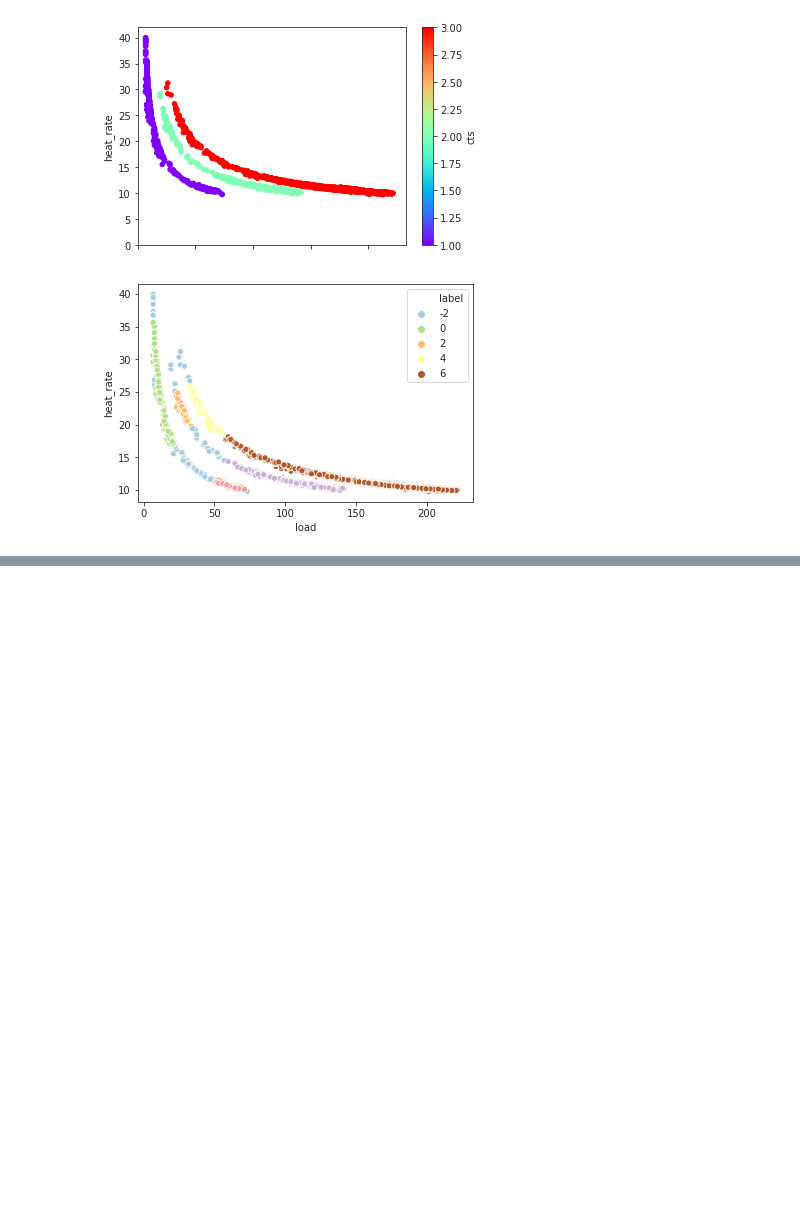
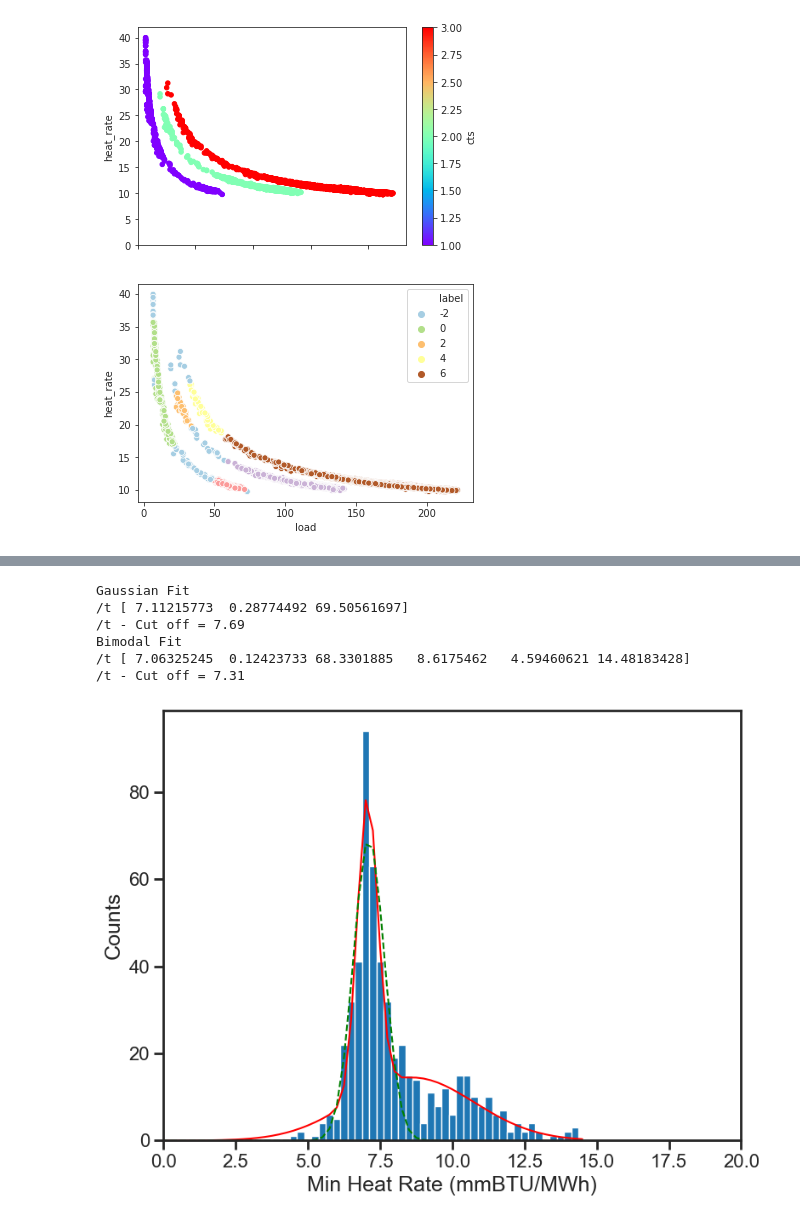
Before and after one commit to NREL/NaTGenPD, a Jupyter notebook: notebooks/CEMS Heat Rate Dev.ipynb, the cells around one changed output, grey strips where cells are left out. Cells and saved outputs as stored; diff of their text form; code cells hidden in the pictures; blank space fills up the shorter version.

```diff
--- a/notebooks/CEMS Heat Rate Dev.ipynb
+++ b/notebooks/CEMS Heat Rate Dev.ipynb
@@ -293,0 +431,77 @@ plt.show()
+# %%
+from scipy.optimize import curve_fit
+
+def gauss(x, mu, sigma, A):
+    return A * np.exp(-(x - mu)**2 / (2 * sigma))
+
+def bimodal(x, mu1, sigma1, A1, mu2, sigma2, A2):
+    return gauss(x, mu1, sigma1, A1) + gauss(x, mu2, sigma2, A2)
+
+
+cc_fits = hr_fits['CC (NG)']
+cc_fits['cc_id'] = cc_fits['unit_id'].str.split('-').str[0]
+cc_fits = cc_fits.set_index('cc_id')
+cc_min_hr = cc_fits.apply(npd.filter.FitFilter.get_hr_min, axis=1).dropna().to_frame().reset_index()
+min_hr = cc_min_hr.groupby('cc_id').min().values
+bad_min_hr = min_hr[min_hr < 10]
+
+
+bin_s = 0.25
+# Extract histogram values for bins of size bin_s
+bins = np.arange(round_to(bad_min_hr.min(), bin_s) - bin_s/2,
+                 round_to(bad_min_hr.max(), bin_s) + bin_s/2, bin_s)
+
+y, _ = np.histogram(bad_min_hr, bins=bins)
+x_g = (bins[1:] + bins[:-1])/2
+
+expected = (np.mean(bad_min_hr), np.std(bad_min_hr), np.max(y))
+g_params, _ = curve_fit(gauss, x_g, y, expected)
+fit_g = gauss(x_g, *g_params)
+
+print('Gaussian Fit')
+print('\t {}'.format(g_params))
+print('\t - Cut off = {:.2f}'.format(g_params[0] + 2 * g_params[1]))
+
+# Extract histogram values for bins of size bin_s
+bins = np.arange(round_to(min_hr.min(), bin_s) - bin_s/2,
+                 round_to(min_hr.max(), bin_s) + bin_s/2, bin_s)
+
+y, _ = np.histogram(min_hr, bins=bins)
+x_b = (bins[1:] + bins[:-1])/2
+
+expected = [np.mean(min_hr), np.std(min_hr), np.max(y)]
+b_params, _ = curve_fit(bimodal, x_b, y, expected*2)
+fit_b = bimodal(x_b, *b_params)
+
+print('Bimodal Fit')
+print('\t {}'.format(b_params))
+print('\t - Cut off = {:.2f}'.format(b_params[0] + 2 * b_params[1]))
+
+
+fig = plt.figure(figsize=(8, 6), dpi=100)
+axis = fig.add_subplot(111)
+
+mpl.rcParams['font.sans-serif'] = 'Arial'
+mpl.rcParams['pdf.fonttype'] = 42
+
+axis.hist(min_hr, bins=bins)
+axis.plot(x_b, fit_b, '-r')
+axis.plot(x_g, fit_g, '--g')
+for ax in ['top', 'bottom', 'left', 'right']:
+    axis.spines[ax].set_linewidth(2)
+axis.tick_params(axis='both', labelsize=16, width=2,
+                 length=8)
+axis.set_xlabel('Min Heat Rate (mmBTU/MWh)', fontsize=18)
+axis.set_ylabel('Counts', fontsize=18)
+axis.set_xlim(0, 20)
+fig.tight_layout()
+plt.show()
+plt.close()
+# %% [output]
+Gaussian Fit
+/t [ 7.11215773  0.28774492 69.50561697]
+/t - Cut off = 7.69
+Bimodal Fit
+/t [ 7.06325245  0.12423733 68.3301885   8.6175462   4.59460621 14.48183428]
+/t - Cut off = 7.31
+[figure, added]
```
Also changed, not shown: parts of 9 cells of this notebook, 6 other files.
